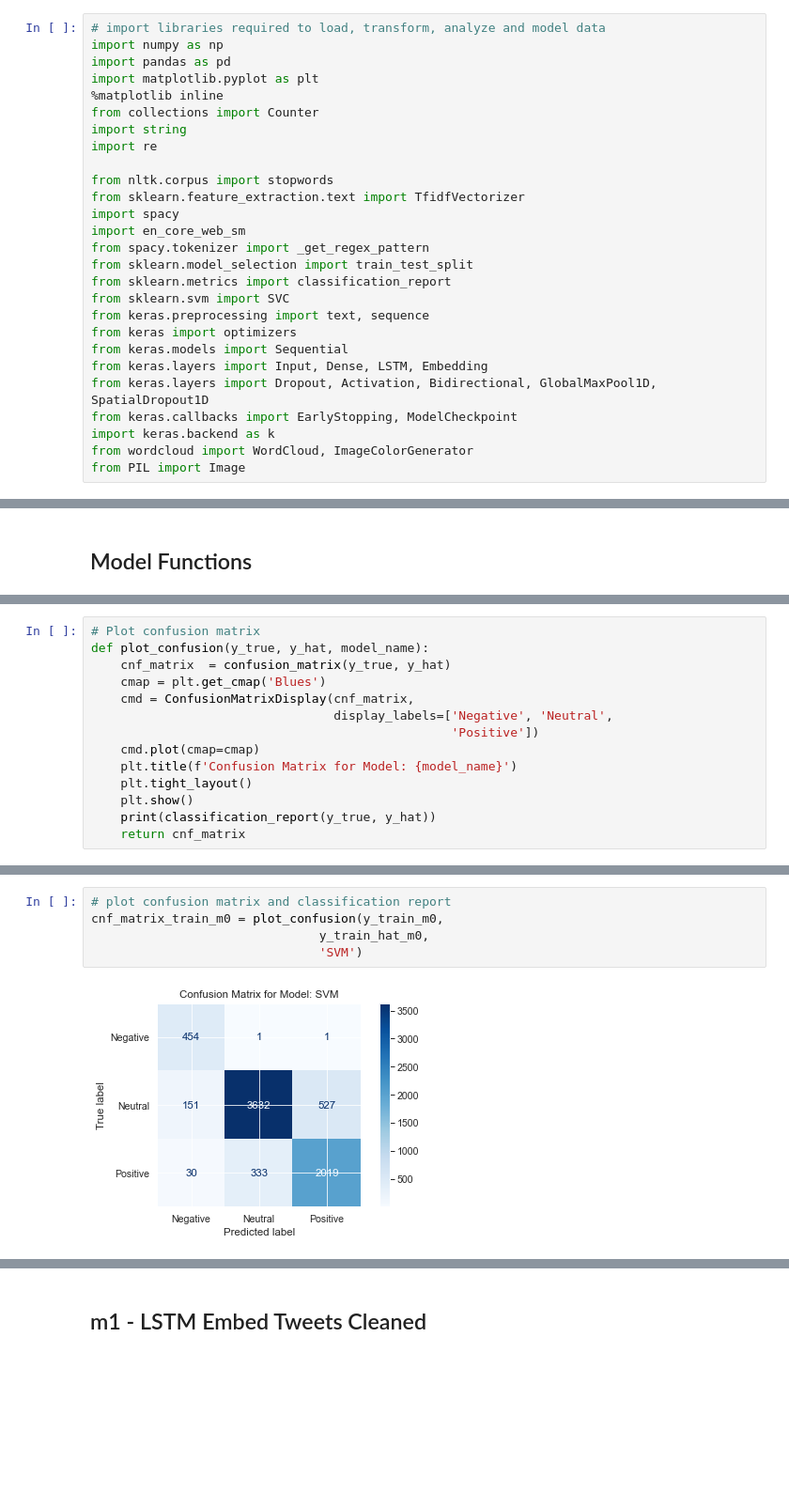
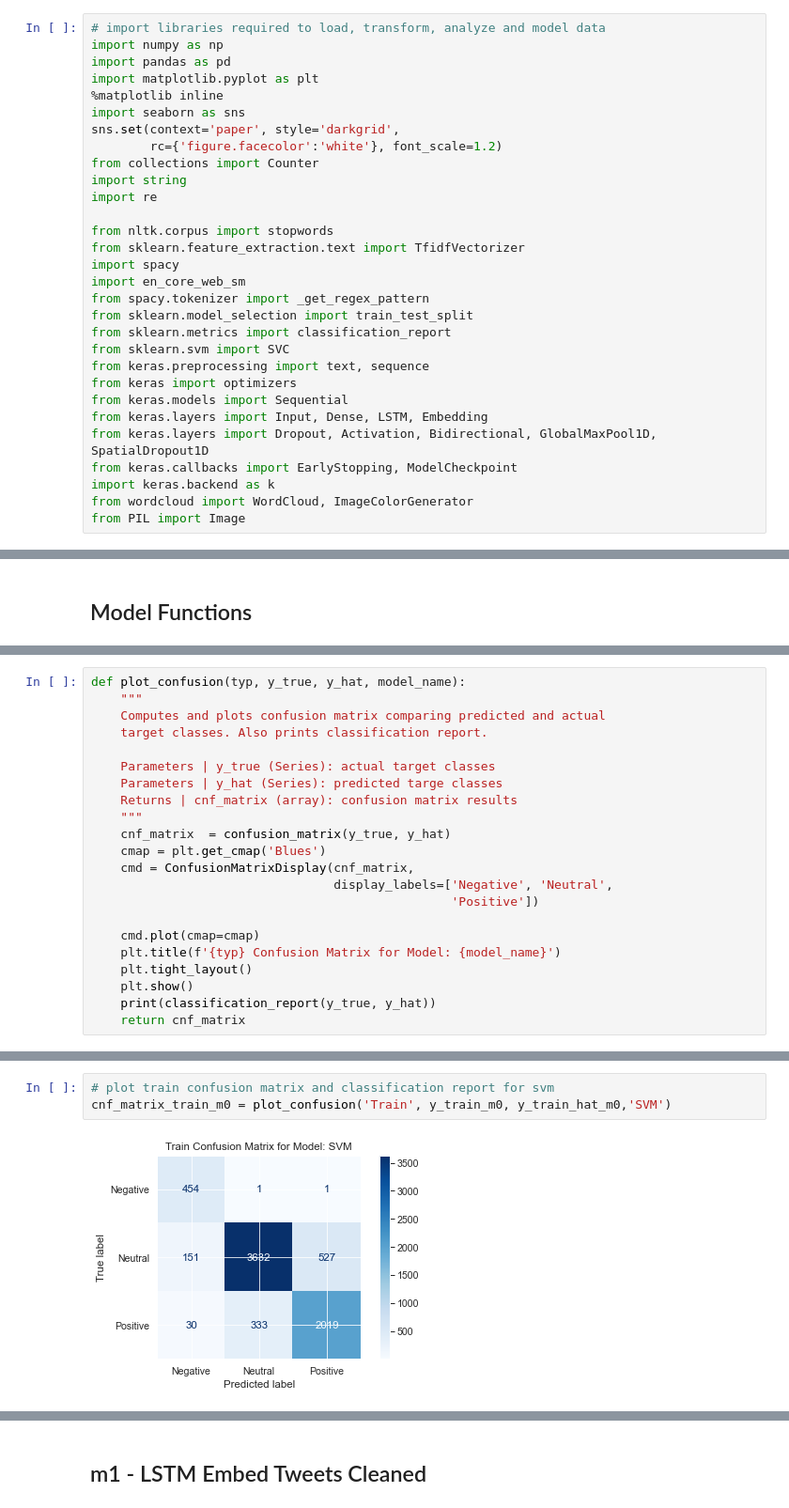
Before and after one commit to cutterback/p04-twitter-sentiment-nlp, a Jupyter notebook: Twitter-Sentiment-Analysis-NLP.ipynb, the cells around one changed output, grey strips where cells are left out. Shown: that part at 94% size. Drawn from its saved outputs; the diff is of its cells as text; blank space fills up the shorter version.

```diff
--- a/Twitter-Sentiment-Analysis-NLP.ipynb
+++ b/Twitter-Sentiment-Analysis-NLP.ipynb
@@ -16,6 +16,9 @@ import numpy as np
 import pandas as pd
 import matplotlib.pyplot as plt
 %matplotlib inline
+import seaborn as sns
+sns.set(context='paper', style='darkgrid',
+        rc={'figure.facecolor':'white'}, font_scale=1.2)
 from collections import Counter
 import string
 import re
@@ -413,13 +460,21 @@ def pivot_predictions(neg, neut, pos):
 # %%
-# Plot confusion matrix
-def plot_confusion(y_true, y_hat, model_name):
+def plot_confusion(typ, y_true, y_hat, model_name):
+    """
+    Computes and plots confusion matrix comparing predicted and actual
+    target classes. Also prints classification report.
+
+    Parameters | y_true (Series): actual target classes
+    Parameters | y_hat (Series): predicted targe classes
+    Returns | cnf_matrix (array): confusion matrix results
+    """
     cnf_matrix  = confusion_matrix(y_true, y_hat)
     cmap = plt.get_cmap('Blues')
     cmd = ConfusionMatrixDisplay(cnf_matrix,
                                  display_labels=['Negative', 'Neutral',
                                                  'Positive'])
+
     cmd.plot(cmap=cmap)
-    plt.title(f'Confusion Matrix for Model: {model_name}')
+    plt.title(f'{typ} Confusion Matrix for Model: {model_name}')
     plt.tight_layout()
     plt.show()
     print(classification_report(y_true, y_hat))
@@ -450,10 +506,8 @@ y_train_hat_m0 = svc.predict(train_vectors)
 # %%
-# plot confusion matrix and classification report
-cnf_matrix_train_m0 = plot_confusion(y_train_m0,
-                               y_train_hat_m0,
-                               'SVM')
+# plot train confusion matrix and classification report for svm
+cnf_matrix_train_m0 = plot_confusion('Train', y_train_m0, y_train_hat_m0,'SVM')
 # %% [output]
-[figure, old version]
+[figure, new version]
               precision    recall  f1-score   support
 
     Negative       0.71      1.00      0.83       456
```
Also changed, not shown: parts of 47 cells of this notebook.
